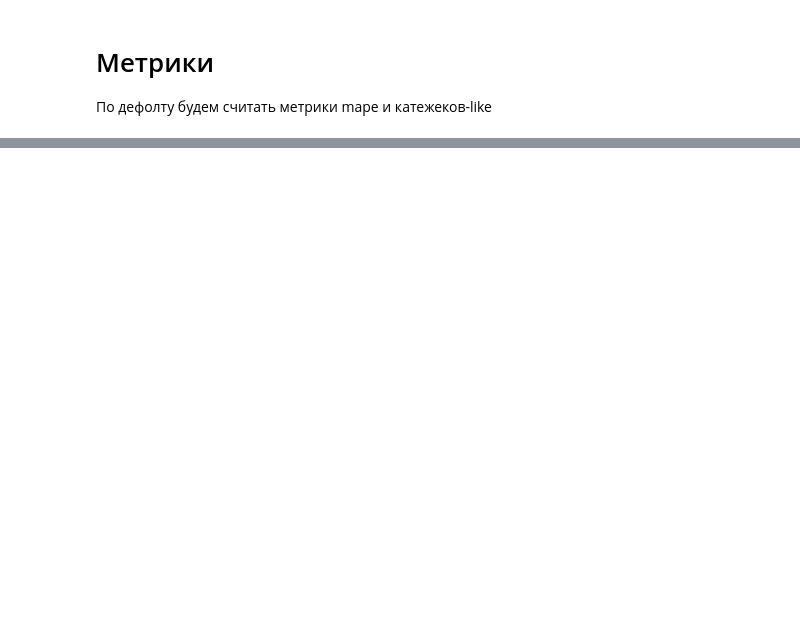
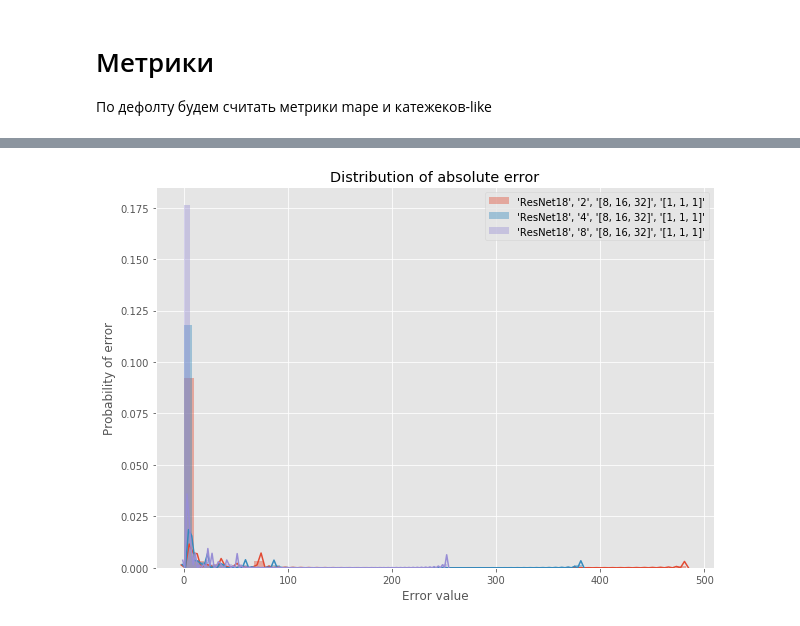
Before and after one commit to analysiscenter/radial, a Jupyter notebook: research/research_cv.ipynb, the cells around one changed output, grey strips where cells are left out. Drawn from its saved outputs; the diff is of its cells as text; code cells hidden in the pictures; blank space fills up the shorter version.

```diff
--- a/research/research_cv.ipynb
+++ b/research/research_cv.ipynb
@@ -279,0 +152,4 @@ draw_stats('research_cv_7', ['train', 'test_mape', 'test_mape30'], ['loss', 'met
+# %%
+draw_hisogram(res, name='test_ape', type_var='metrics', cross_val=cross_val)
+# %% [output]
+[figure, added]
```
Also changed, not shown: parts of 14 cells of this notebook, 1 other file.
